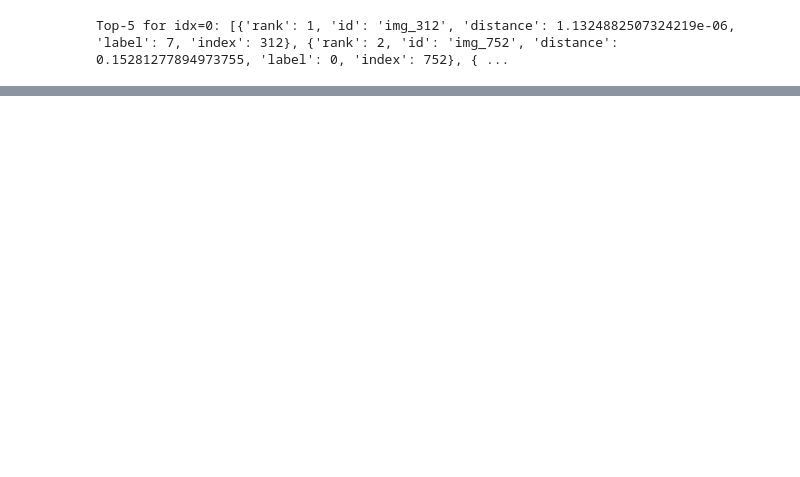
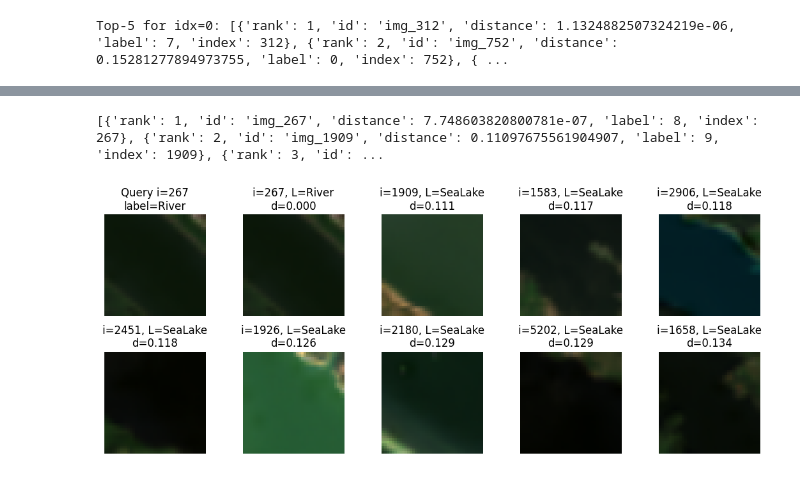
Before and after one commit to AlbughdadiM/BiDS25, a Jupyter notebook: eo4eu_bids25.ipynb, the cells around one changed output, grey strips where cells are left out. Drawn from its saved outputs; the diff is of its cells as text; code cells hidden in the pictures; blank space fills up the shorter version.

```diff
--- a/eo4eu_bids25.ipynb
+++ b/eo4eu_bids25.ipynb
@@ -617,0 +638,5 @@ show_query_and_neighbors(5001, top_k=5)
+# %%
+show_query_and_neighbors(267, top_k=9)
+# %% [output]
+[{'rank': 1, 'id': 'img_267', 'distance': 7.748603820800781e-07, 'label': 8, 'index': 267}, {'rank': 2, 'id': 'img_1909', 'distance': 0.11097675561904907, 'label': 9, 'index': 1909}, {'rank': 3, 'id': ...
+[figure, added]
```
Also changed, not shown: parts of 22 cells of this notebook, 1 other file.
